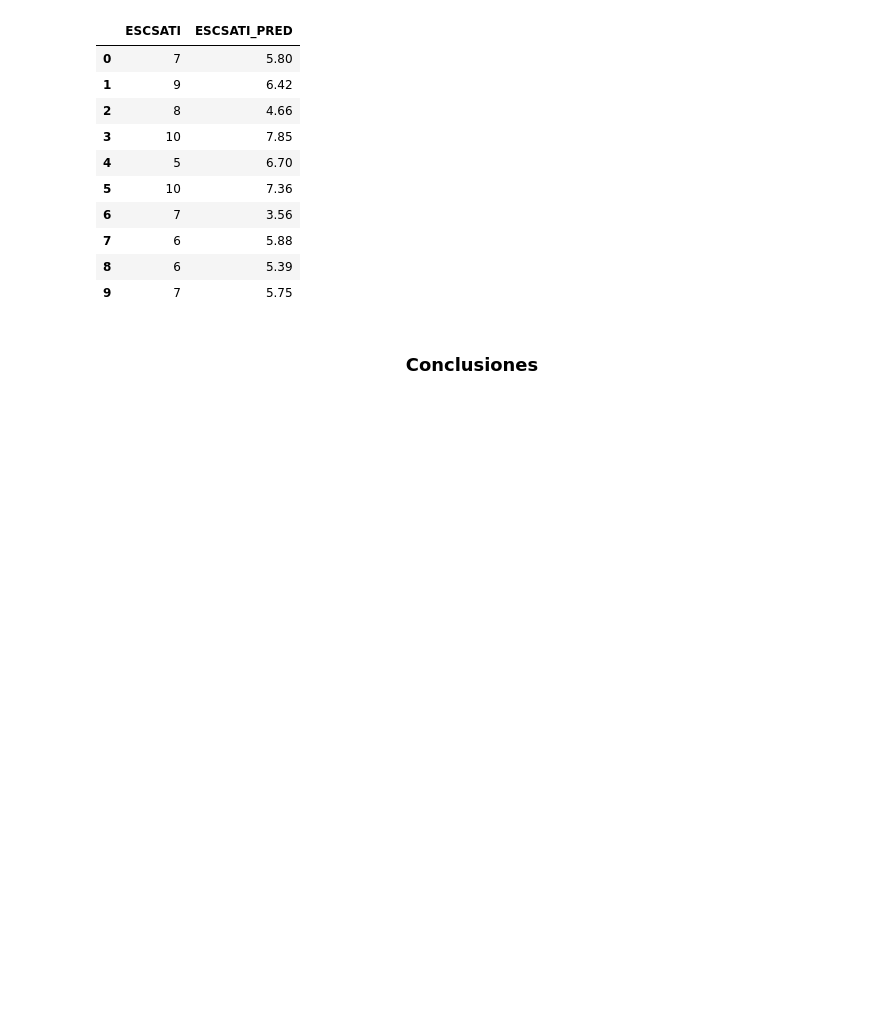
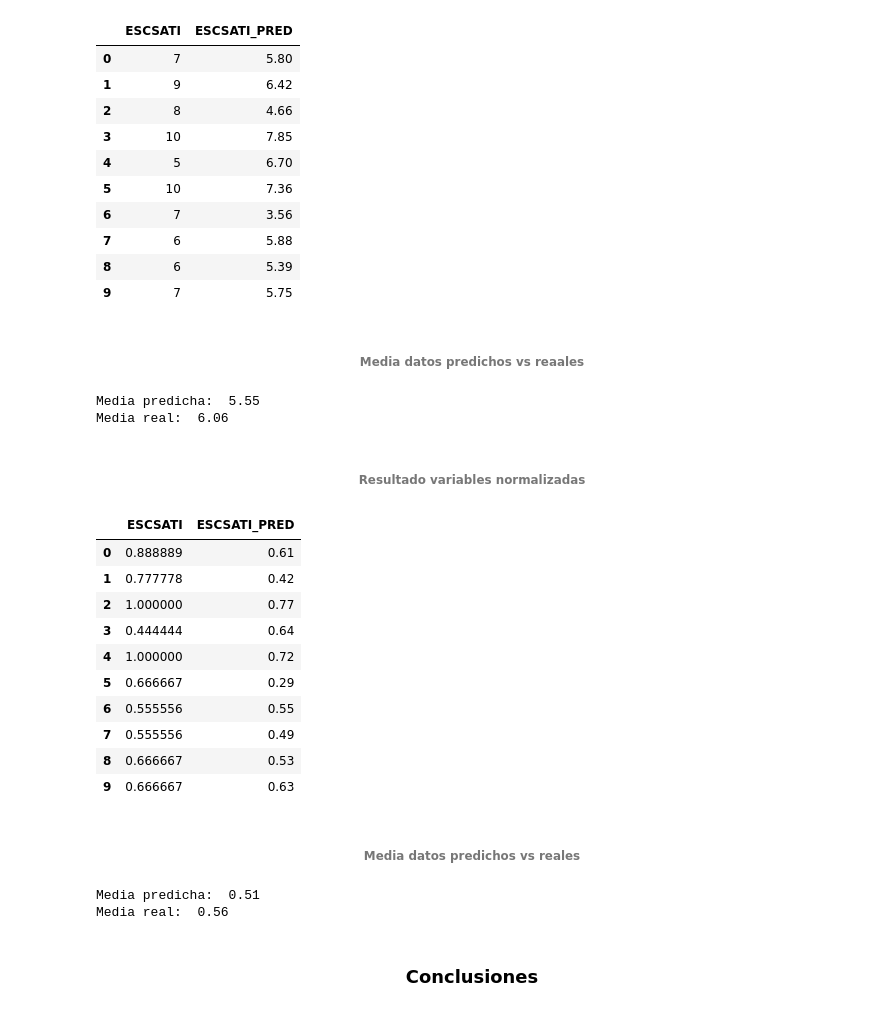
Before and after one commit to AmayaJ/TFG, a Jupyter notebook: amaya_tfg.ipynb, the cells around one changed output. Cells and saved outputs as stored; diff of their text form; code cells hidden in the pictures; blank space fills up the shorter version.

```diff
--- a/amaya_tfg.ipynb
+++ b/amaya_tfg.ipynb
@@ -1737,0 +1827,9 @@ df_clean_2022_3_dep = df_clean_2022_3[dep_var]
+# %%
+#Normalización
+from sklearn.preprocessing import MinMaxScaler
+scaler = MinMaxScaler()
+
+df_clean_2022_3_norm = scaler.fit_transform(df_clean_2022_3.iloc[1:])
+
+df_clean_2022_3_norm = pd.DataFrame(df_clean_2022_3_norm)
+df_clean_2022_3_norm.columns = df_clean_2022_3.columns
@@ -1738,2 +1838,7 @@ df_clean_2022_3_dep = df_clean_2022_3[dep_var]
+# %%
+# seleccionamos las 30 primeras variables independientes normalizadas
+df_clean_2022_3_ind_norm = df_clean_2022_3_norm[ind_var]
+# variable independiente ESCSATI
+df_clean_2022_3_dep_norm = df_clean_2022_3_norm[dep_var]
 # %% [markdown]
 ##### <center> Aplicación del Modelo Escogido
@@ -1746,3 +1855,9 @@ df_clean_2022_3_pred = model_linear_regression.predict(df_clean_2022_3_ind)
+# %%
+# LinearRegression variables normalizadas
+from sklearn.linear_model import LinearRegression
+
+# Obtención de estimaciones
+df_clean_2022_3_pred_norm = model_linear_regression_norm.predict(df_clean_2022_3_ind_norm)
 # %% [markdown]
 #### <center> Valoración de los resultados
 # %% [markdown]
@@ -1775,5 +1906,47 @@ df_result.head(10)
 | 7 | 6 | 5.88 |
 | 8 | 6 | 5.39 |
 | 9 | 7 | 5.75 |
+# %% [markdown]
+###### <center> Media datos predichos vs reaales
+# %%
+media_predicha = round(df_result["ESCSATI_PRED"].mean(), 2)
+print('Media predicha: ', media_predicha)
+
+media_real = round(df_clean_2022_3["ESCSATI"].mean(), 2)
+print('Media real: ', media_real)
+# %% [output]
+Media predicha:  5.55
+Media real:  6.06
+# %% [markdown]
+###### <center> Resultado variables normalizadas
+# %%
+#Resultados con variables normalizadas
+df_result_norm = pd.DataFrame(df_clean_2022_3_dep_norm)
+df_result_norm["ESCSATI_PRED"] = df_clean_2022_3_pred_norm
+df_result_norm["ESCSATI_PRED"] = df_result_norm["ESCSATI_PRED"].round(2)
+df_result_norm.head(10)
+# %% [output]
+|  | ESCSATI | ESCSATI_PRED |
+| 0 | 0.888889 | 0.61 |
+| 1 | 0.777778 | 0.42 |
+| 2 | 1.000000 | 0.77 |
+| 3 | 0.444444 | 0.64 |
+| 4 | 1.000000 | 0.72 |
+| 5 | 0.666667 | 0.29 |
+| 6 | 0.555556 | 0.55 |
+| 7 | 0.555556 | 0.49 |
+| 8 | 0.666667 | 0.53 |
+| 9 | 0.666667 | 0.63 |
+# %% [markdown]
+###### <center> Media datos predichos vs reales
+# %%
+media_predicha = round(df_result_norm["ESCSATI_PRED"].mean(), 2)
+print('Media predicha: ', media_predicha)
+
+media_real = round(df_clean_2022_3_norm["ESCSATI"].mean(), 2)
+print('Media real: ', media_real)
+# %% [output]
+Media predicha:  0.51
+Media real:  0.56
 # %% [markdown]
 ### <center> Conclusiones
```
Also changed, not shown: parts of 24 cells of this notebook.
